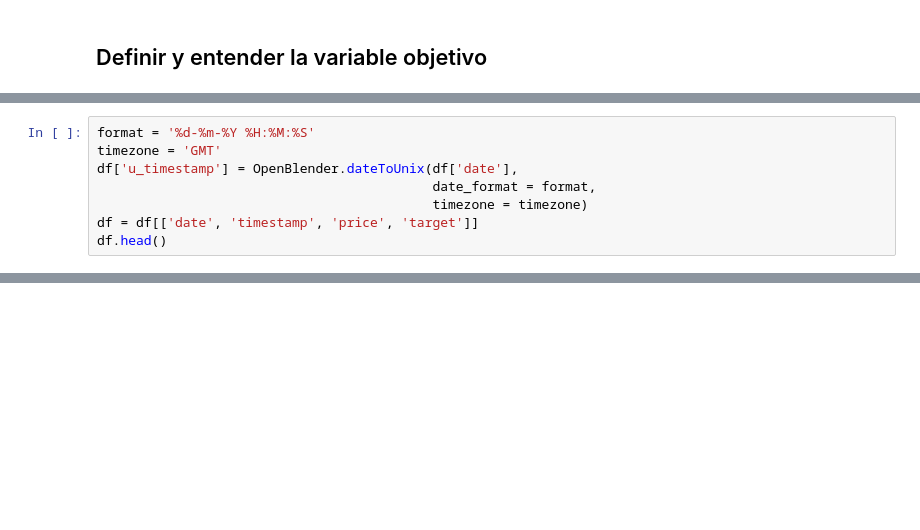
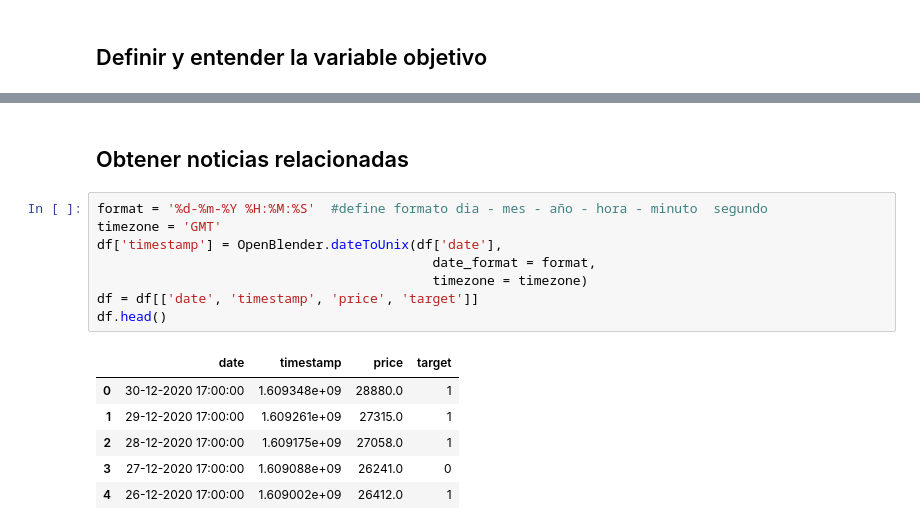
Before and after one commit to cristiandalmaso2/MetodologiaInvestigacion2021, a Jupyter notebook: NLP_Bitcoin.ipynb, the cells around one changed output, grey strips where cells are left out. Cells and saved outputs as stored; diff of their text form; blank space fills up the shorter version.

```diff
--- a/NLP_Bitcoin.ipynb
+++ b/NLP_Bitcoin.ipynb
@@ -129,8 +69,0 @@ df
-# %%
-format = '%d-%m-%Y %H:%M:%S'
-timezone = 'GMT'
-df['u_timestamp'] = OpenBlender.dateToUnix(df['date'],
-                                           date_format = format,
-                                           timezone = timezone)
-df = df[['date', 'timestamp', 'price', 'target']]
-df.head()
@@ -251,0 +128,17 @@ print(precision_score(preds, df_res['y_test']))
+# %% [markdown]
+## Obtener noticias relacionadas
+# %%
+format = '%d-%m-%Y %H:%M:%S'  #define formato dia - mes - año - hora - minuto  segundo
+timezone = 'GMT'
+df['timestamp'] = OpenBlender.dateToUnix(df['date'],
+                                           date_format = format,
+                                           timezone = timezone)
+df = df[['date', 'timestamp', 'price', 'target']]
+df.head()
+# %% [output]
+|  | date | timestamp | price | target |
+| 0 | 30-12-2020 17:00:00 | 1.609348e+09 | 28880.0 | 1 |
+| 1 | 29-12-2020 17:00:00 | 1.609261e+09 | 27315.0 | 1 |
+| 2 | 28-12-2020 17:00:00 | 1.609175e+09 | 27058.0 | 1 |
+| 3 | 27-12-2020 17:00:00 | 1.609088e+09 | 26241.0 | 0 |
+| 4 | 26-12-2020 17:00:00 | 1.609002e+09 | 26412.0 | 1 |
```
Also changed, not shown: parts of 39 cells of this notebook.
